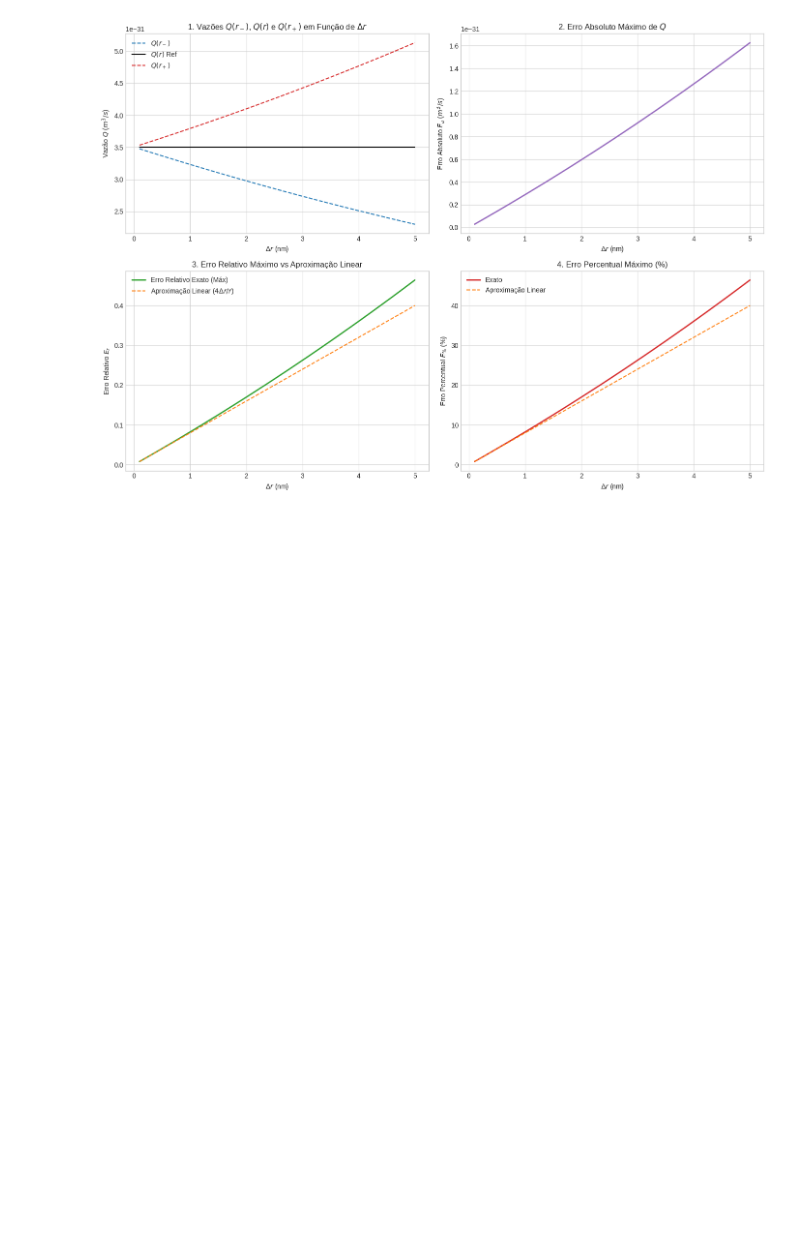
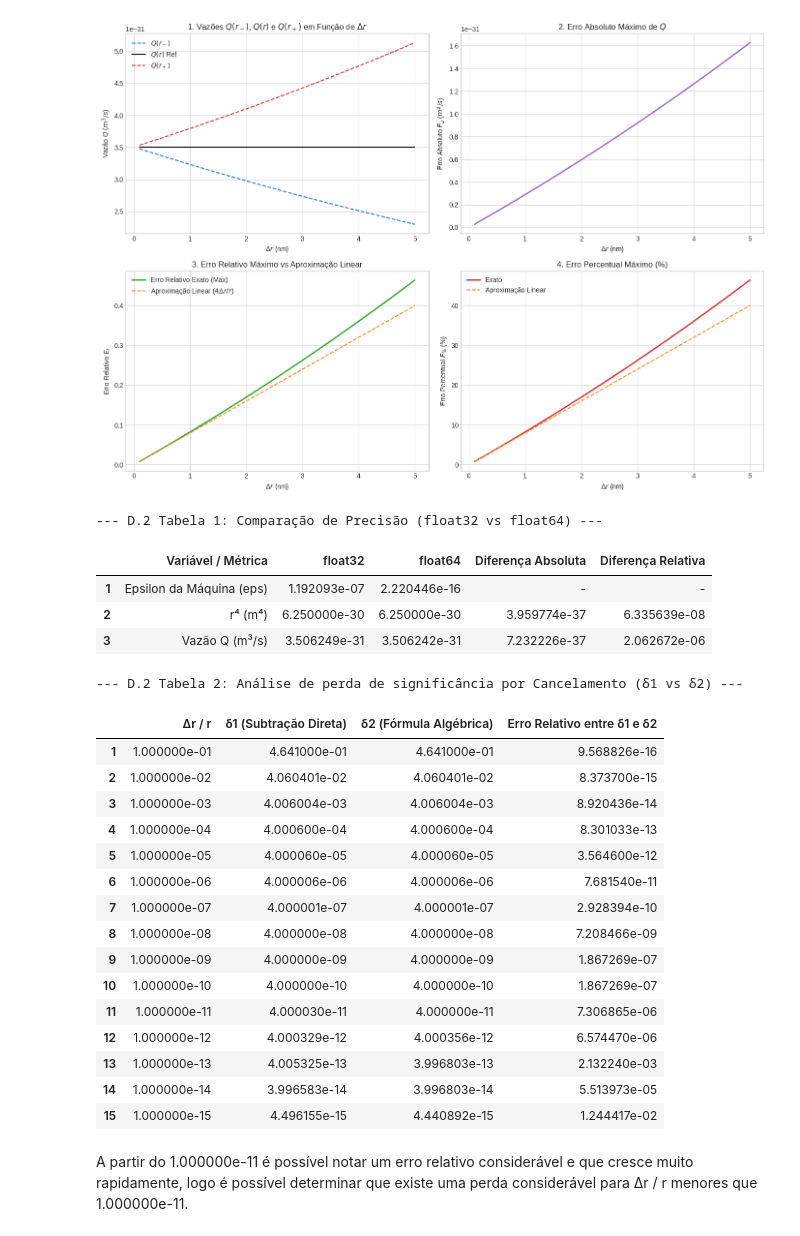
Before and after one commit to VitorSoaresGoncalves/CalculoNumerico, a Jupyter notebook: ATV1_CN.ipynb, the cells around one changed output. Cells and saved outputs as stored; diff of their text form; code cells hidden in the pictures; blank space fills up the shorter version.

```diff
--- a/ATV1_CN.ipynb
+++ b/ATV1_CN.ipynb
@@ -626,6 +563,7 @@ R: O erro no raio é amplificado na vazão porque o raio aparece na equação el
 # %% [markdown]
 # Parte D - Escoamento em um Nanocateter
 # %%
+pd.reset_option("display.float_format")
 # Parâmetros numéricos do nanocateter (convertidos para o SI)
 r_base = 50e-9  # 50 nm -> metros
 L = 10e-6  # 10 µm -> metros
@@ -797,12 +735,12 @@ df_precisao = pd.DataFrame({
     "float32": [eps_f32, r4_f32, Q_f32],
     "float64": [eps_f64, r4_f64, Q_f64],
     "Diferença Absoluta": [
-        erro_absoluto(eps_f64, eps_f32),
+        ('-'),
         erro_absoluto(r4_f64, r4_f32),
         diff_abs_Q,
     ],
     "Diferença Relativa": [
-        np.nan,
+        ('-'),
         erro_relativo(r4_f64, r4_f32),
         diff_rel_Q,
     ],
@@ -812,35 +750,60 @@ df_precisao.index = range(1, len(df_precisao) + 1)
 print("--- D.2 Tabela 1: Comparação de Precisão (float32 vs float64) ---")
 display(df_precisao)
 
-# Análise de Cancelamento Catastrófico (δ1 vs δ2)
+# Análise de Cancelamento (δ1 vs δ2)
 expoentes = np.arange(1, 16)
 razoes_dr_r = 10.0 ** (-expoentes)
 
 delta1_list = []
 delta2_list = []
 
 for dr_r in razoes_dr_r:
   dr = dr_r * r_base
   # δ1: Subtração direta de vazões
   Q_var = vazao(r_base + dr, mu, dp, L)
   d1 = (Q_var - Q_ref) / Q_ref
 
   # δ2: Expansão algébrica exata
   d2 = (1 + dr_r) ** 4 - 1
 
   delta1_list.append(d1)
   delta2_list.append(d2)
 
 df_cancelamento = pd.DataFrame({
     "Δr / r": razoes_dr_r,
     "δ1 (Subtração Direta)": delta1_list,
     "δ2 (Fórmula Algébrica)": delta2_list,
     "Erro Relativo entre δ1 e δ2": [
         erro_relativo(d2, d1) if d2 != 0 else 0
         for d1, d2 in zip(delta1_list, delta2_list)
     ],
 })
 df_cancelamento.index = range(1, len(df_cancelamento) + 1)
 
-print("\n--- D.2 Tabela 2: Cancelamento Catastrófico (δ1 vs δ2) ---")
+print("\n--- D.2 Tabela 2: Análise de perda de significância por Cancelamento (δ1 vs δ2) ---")
 display(df_cancelamento)
+# %% [output]
+--- D.2 Tabela 1: Comparação de Precisão (float32 vs float64) ---
+|  | Variável / Métrica | float32 | float64 | Diferença Absoluta | Diferença Relativa |
+| 1 | Epsilon da Máquina (eps) | 1.192093e-07 | 2.220446e-16 | - | - |
+| 2 | r⁴ (m⁴) | 6.250000e-30 | 6.250000e-30 | 3.959774e-37 | 6.335639e-08 |
+| 3 | Vazão Q (m³/s) | 3.506249e-31 | 3.506242e-31 | 7.232226e-37 | 2.062672e-06 |
+--- D.2 Tabela 2: Análise de perda de significância por Cancelamento (δ1 vs δ2) ---
+|  | Δr / r | δ1 (Subtração Direta) | δ2 (Fórmula Algébrica) | Erro Relativo entre δ1 e δ2 |
+| 1 | 1.000000e-01 | 4.641000e-01 | 4.641000e-01 | 9.568826e-16 |
+| 2 | 1.000000e-02 | 4.060401e-02 | 4.060401e-02 | 8.373700e-15 |
+| 3 | 1.000000e-03 | 4.006004e-03 | 4.006004e-03 | 8.920436e-14 |
+| 4 | 1.000000e-04 | 4.000600e-04 | 4.000600e-04 | 8.301033e-13 |
+| 5 | 1.000000e-05 | 4.000060e-05 | 4.000060e-05 | 3.564600e-12 |
+| 6 | 1.000000e-06 | 4.000006e-06 | 4.000006e-06 | 7.681540e-11 |
+| 7 | 1.000000e-07 | 4.000001e-07 | 4.000001e-07 | 2.928394e-10 |
+| 8 | 1.000000e-08 | 4.000000e-08 | 4.000000e-08 | 7.208466e-09 |
+| 9 | 1.000000e-09 | 4.000000e-09 | 4.000000e-09 | 1.867269e-07 |
+| 10 | 1.000000e-10 | 4.000000e-10 | 4.000000e-10 | 1.867269e-07 |
+| 11 | 1.000000e-11 | 4.000030e-11 | 4.000000e-11 | 7.306865e-06 |
+| 12 | 1.000000e-12 | 4.000329e-12 | 4.000356e-12 | 6.574470e-06 |
+| 13 | 1.000000e-13 | 4.005325e-13 | 3.996803e-13 | 2.132240e-03 |
+| 14 | 1.000000e-14 | 3.996583e-14 | 3.996803e-14 | 5.513973e-05 |
+| 15 | 1.000000e-15 | 4.496155e-15 | 4.440892e-15 | 1.244417e-02 |
+# %% [markdown]
+A partir do 1.000000e-11 é possível notar um erro relativo considerável e que cresce muito rapidamente, logo é possível determinar que existe uma perda considerável para Δr / r menores que 1.000000e-11.
```
Also changed, not shown: parts of 4 cells of this notebook.
